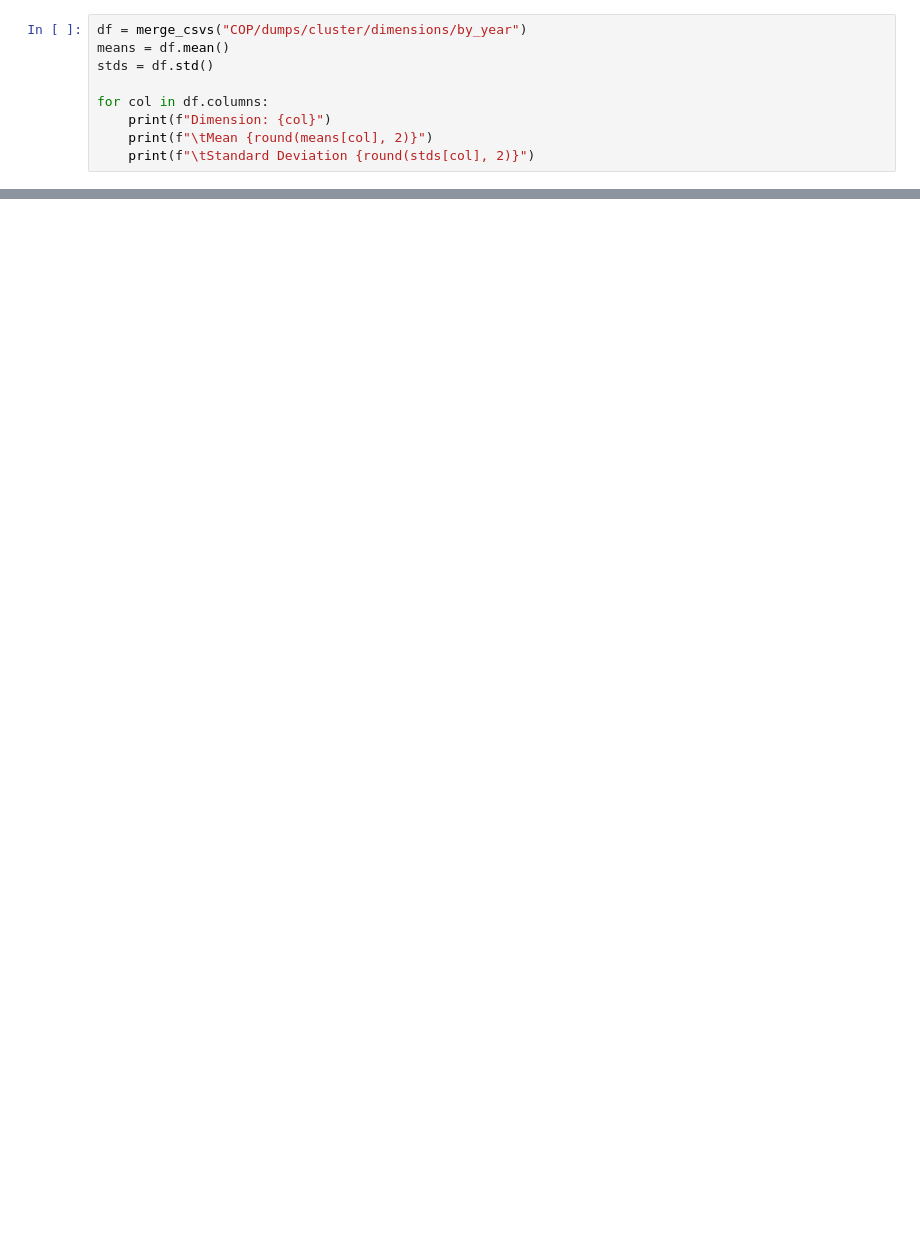
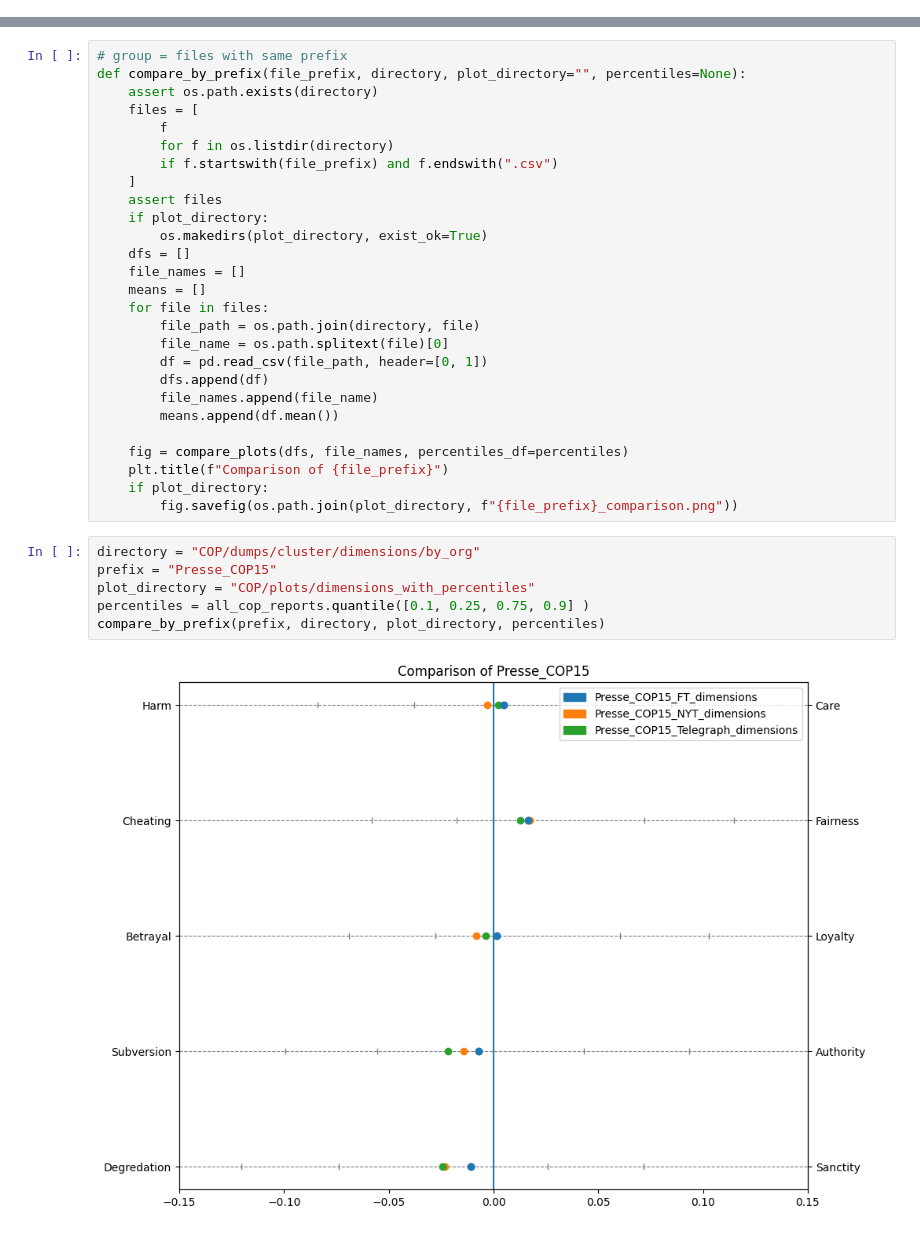
Before and after one commit to NicoOhler/wikipedia_framing_analysis, a Jupyter notebook: percentiles.ipynb, the cells around one changed output, grey strips where cells are left out. Cells and saved outputs as stored; diff of their text form; blank space fills up the shorter version.

Commit message:
Add percentiles to plot compare function

```diff
--- a/percentiles.ipynb
+++ b/percentiles.ipynb
@@ -103,9 +165,0 @@ def calculate_percentile_empirically(sorted_df, sample_row):
-# %%
-df = merge_csvs("COP/dumps/cluster/dimensions/by_year")
-means = df.mean()
-stds = df.std()
-
-for col in df.columns:
-    print(f"Dimension: {col}")
-    print(f"\tMean {round(means[col], 2)}")
-    print(f"\tStandard Deviation {round(stds[col], 2)}")
@@ -171,0 +224,35 @@ Normal Distribution Percentiles
+# %%
+# group = files with same prefix
+def compare_by_prefix(file_prefix, directory, plot_directory="", percentiles=None):
+    assert os.path.exists(directory)
+    files = [
+        f
+        for f in os.listdir(directory)
+        if f.startswith(file_prefix) and f.endswith(".csv")
+    ]
+    assert files
+    if plot_directory:
+        os.makedirs(plot_directory, exist_ok=True)
+    dfs = []
+    file_names = []
+    means = []
+    for file in files:
+        file_path = os.path.join(directory, file)
+        file_name = os.path.splitext(file)[0]
+        df = pd.read_csv(file_path, header=[0, 1])
+        dfs.append(df)
+        file_names.append(file_name)
+        means.append(df.mean())
+
+    fig = compare_plots(dfs, file_names, percentiles_df=percentiles)
+    plt.title(f"Comparison of {file_prefix}")
+    if plot_directory:
+        fig.savefig(os.path.join(plot_directory, f"{file_prefix}_comparison.png"))
+# %%
+directory = "COP/dumps/cluster/dimensions/by_org"
+prefix = "Presse_COP15"
+plot_directory = "COP/plots/dimensions_with_percentiles"
+percentiles = all_cop_reports.quantile([0.1, 0.25, 0.75, 0.9] )
+compare_by_prefix(prefix, directory, plot_directory, percentiles)
+# %% [output]
+[figure, added]
```
Also changed, not shown: parts of 10 cells of this notebook.
